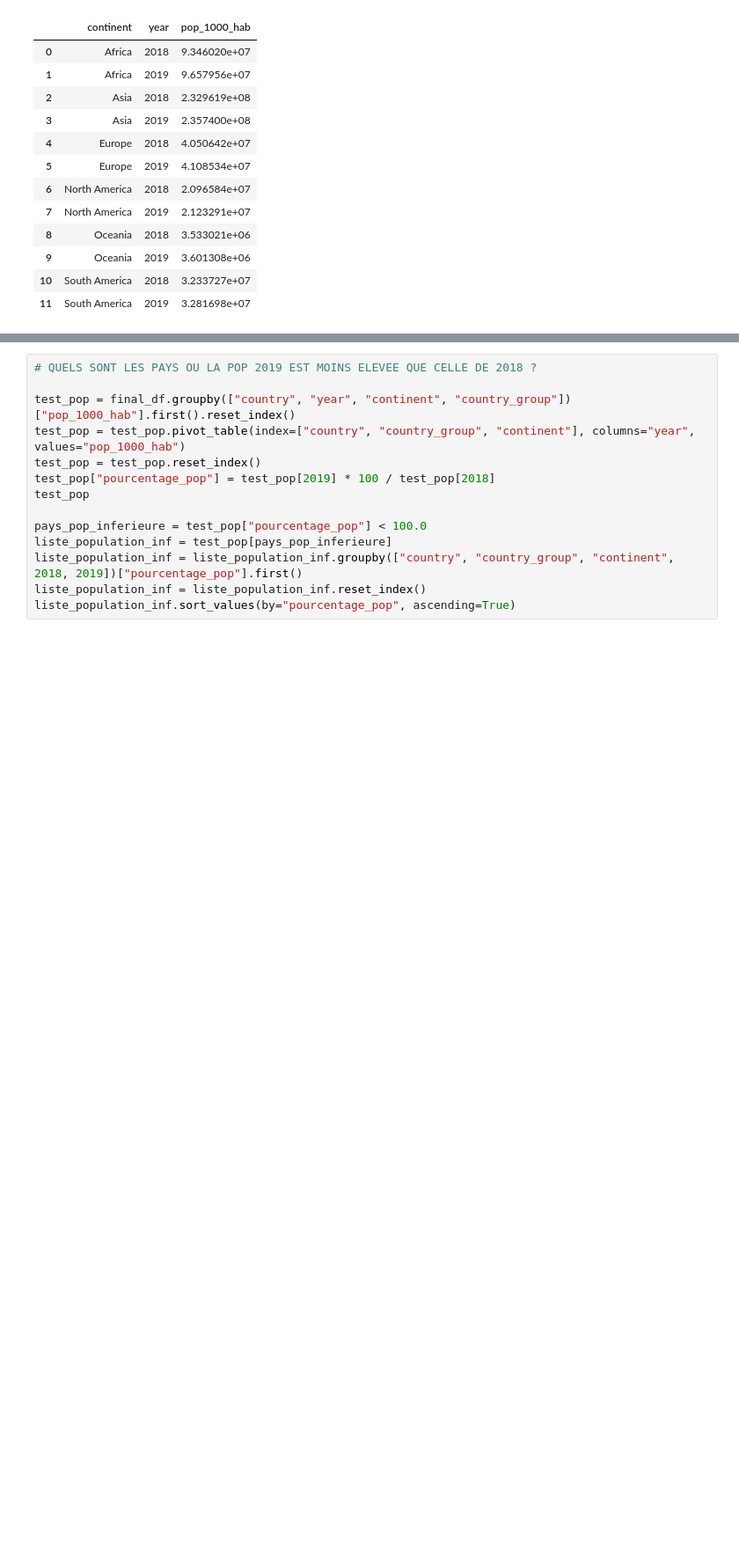
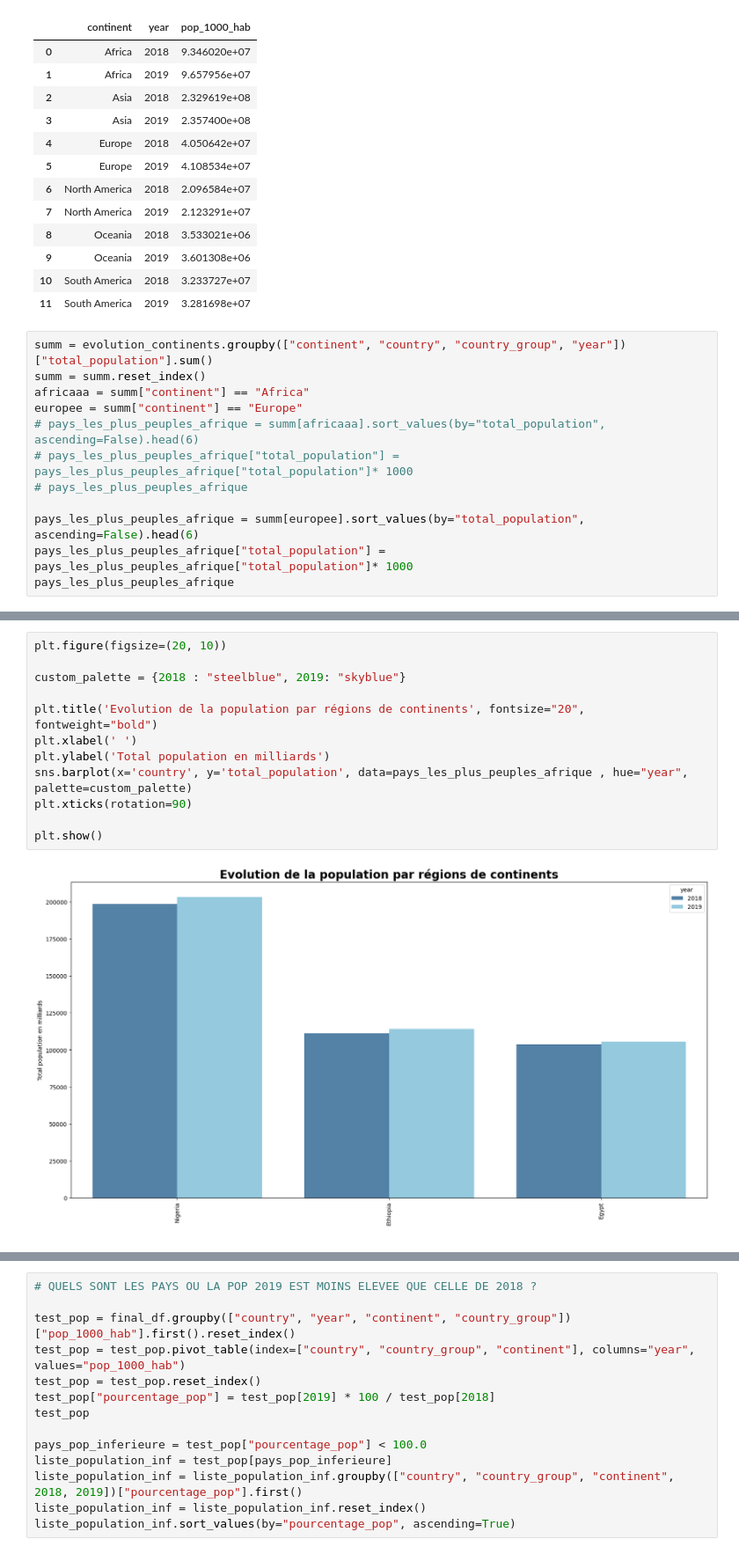
Before and after one commit to t7bo/pandas_fao, a Jupyter notebook: main.ipynb, the cells around one changed output, grey strips where cells are left out. Shown at 88% size. Cells and saved outputs as stored; diff of their text form; blank space fills up the shorter version.

```diff
--- a/main.ipynb
+++ b/main.ipynb
@@ -1054,3 +1068,15 @@ abcd
 | 9 | Oceania | 2019 | 3.601308e+06 |
 | 10 | South America | 2018 | 3.233727e+07 |
 | 11 | South America | 2019 | 3.281698e+07 |
+# %%
+summ = evolution_continents.groupby(["continent", "country", "country_group", "year"])["total_population"].sum()
+summ = summ.reset_index()
+africaaa = summ["continent"] == "Africa"
+europee = summ["continent"] == "Europe"
+# pays_les_plus_peuples_afrique = summ[africaaa].sort_values(by="total_population", ascending=False).head(6)
+# pays_les_plus_peuples_afrique["total_population"] = pays_les_plus_peuples_afrique["total_population"]* 1000
+# pays_les_plus_peuples_afrique
+
+pays_les_plus_peuples_afrique = summ[europee].sort_values(by="total_population", ascending=False).head(6)
+pays_les_plus_peuples_afrique["total_population"] = pays_les_plus_peuples_afrique["total_population"]* 1000
+pays_les_plus_peuples_afrique
@@ -1057,3 +1091,17 @@ abcd
+# %%
+plt.figure(figsize=(20, 10))
+
+custom_palette = {2018 : "steelblue", 2019: "skyblue"}
+
+plt.title('Evolution de la population par régions de continents', fontsize="20", fontweight="bold")
+plt.xlabel(' ')
+plt.ylabel('Total population en milliards')
+sns.barplot(x='country', y='total_population', data=pays_les_plus_peuples_afrique , hue="year", palette=custom_palette)
+plt.xticks(rotation=90)
+
+plt.show()
+# %% [output]
+[figure, added]
 # %%
 plt.figure(figsize=(20, 10))
 
```
Also changed, not shown: parts of 20 cells of this notebook, 3 other files.
